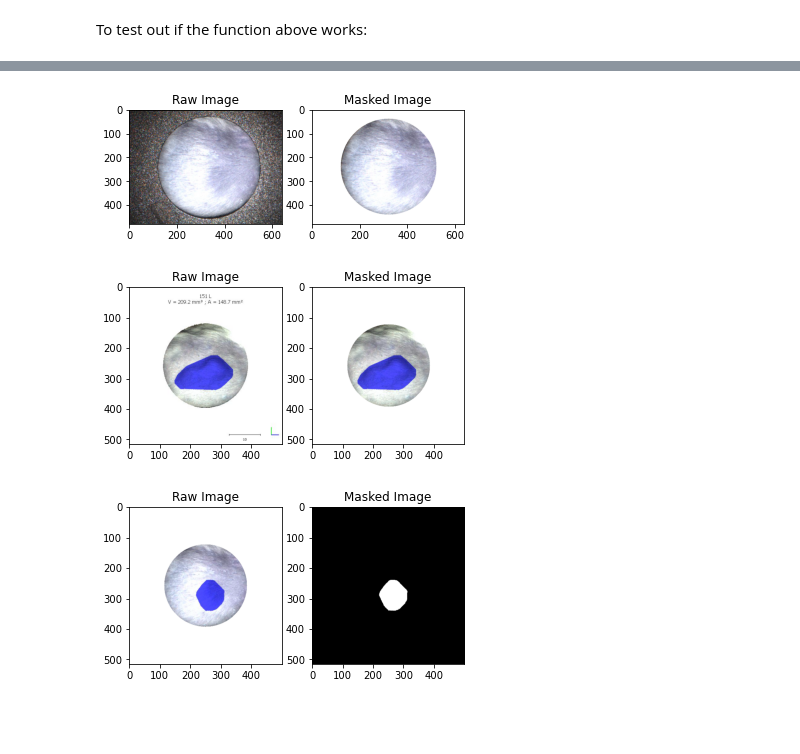
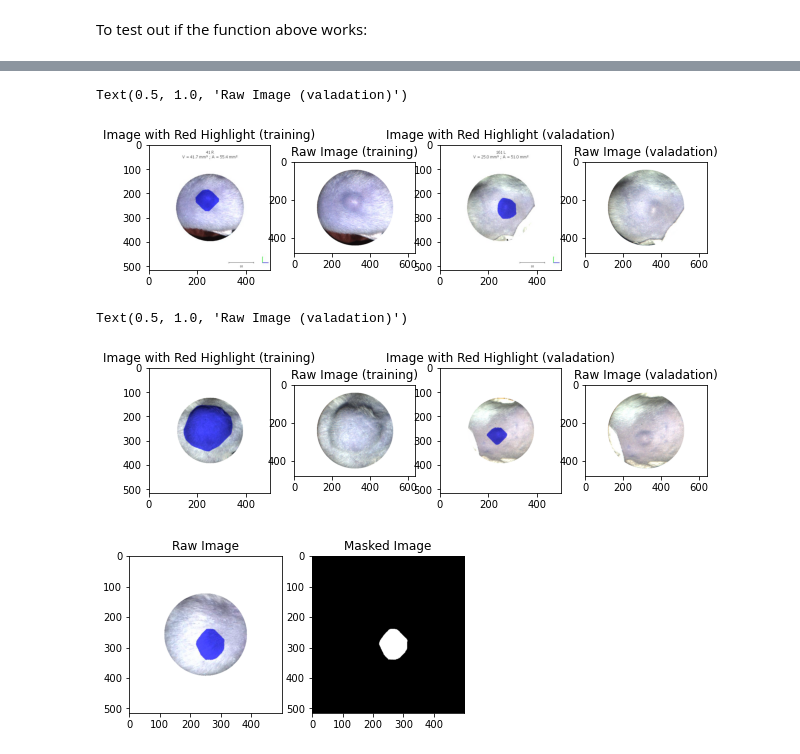
Before and after one commit to riyajain2025/mouse-tumor-segmentation, a Jupyter notebook: tumor segmentation.ipynb, the cells around one changed output, grey strips where cells are left out. Saved outputs shown, nothing was run; the diff lists cells and outputs as text; code cells hidden in the pictures; blank space fills up the shorter version.

```diff
--- a/tumor segmentation.ipynb
+++ b/tumor segmentation.ipynb
@@ -111,15 +135,23 @@ for i in range(len(raw_data) - 1):
 # %%
-# picks a random number and displays it
+# picks a random image and displays it
 
-rand = random.randint(0, len(raw_images_masked) - 1)
+rand_train = random.randint(0, len(training_raw) - 1)
+rand_val = random.randint(0, len(val_raw) - 1)
 
-fig, ax = plt.subplots(1,2)
-ax[0].imshow(raw_data[rand])
-ax[0].set_title("Raw Image")
-ax[1].imshow(raw_images_masked[rand])
-ax[1].set_title('Masked Image')
+fig, ax = plt.subplots(1, 4, figsize=(10, 5))
 
-plt.show()
+ax[0].imshow(training_masks[rand_train])
+ax[0].set_title('Image with Red Highlight (training)')
+
+ax[1].imshow(training_raw[rand_train])
+ax[1].set_title('Raw Image (training)')
+
+ax[2].imshow(val_masks[rand_val])
+ax[2].set_title("Image with Red Highlight (valadation)")
+
+ax[3].imshow(val_raw[rand_val])
+ax[3].set_title("Raw Image (valadation)")
 # %% [output]
+Text(0.5, 1.0, 'Raw Image (valadation)')
-[figure, old version]
+[figure, new version]
 # %%
@@ -143,17 +180,25 @@ for i in range(len(red_region_data) - 1):
 # %%
 # picks a random image and displays it
 
-rand = random.randint(0, len(red_region_data) - 1)
+rand_train = random.randint(0, len(training_raw) - 1)
+rand_val = random.randint(0, len(val_raw) - 1)
 
-fig, ax = plt.subplots(1,2)
-ax[0].imshow(red_region_data[rand])
-ax[0].set_title("Raw Image")
-ax[1].imshow(red_region_circle_masks[rand])
-ax[1].set_title('Masked Image')
+fig, ax = plt.subplots(1, 4, figsize=(10, 5))
 
-plt.show()
+ax[0].imshow(training_masks[rand_train])
+ax[0].set_title('Image with Red Highlight (training)')
+
+ax[1].imshow(training_raw[rand_train])
+ax[1].set_title('Raw Image (training)')
+
+ax[2].imshow(val_masks[rand_val])
+ax[2].set_title("Image with Red Highlight (valadation)")
+
+ax[3].imshow(val_raw[rand_val])
+ax[3].set_title("Raw Image (valadation)")
 # %% [output]
+Text(0.5, 1.0, 'Raw Image (valadation)')
-[figure, old version]
+[figure, new version]
 # %%
 # for loop to binary masks based off of the images with the red highlight
 
```
Also changed, not shown: parts of 4 cells of this notebook.
